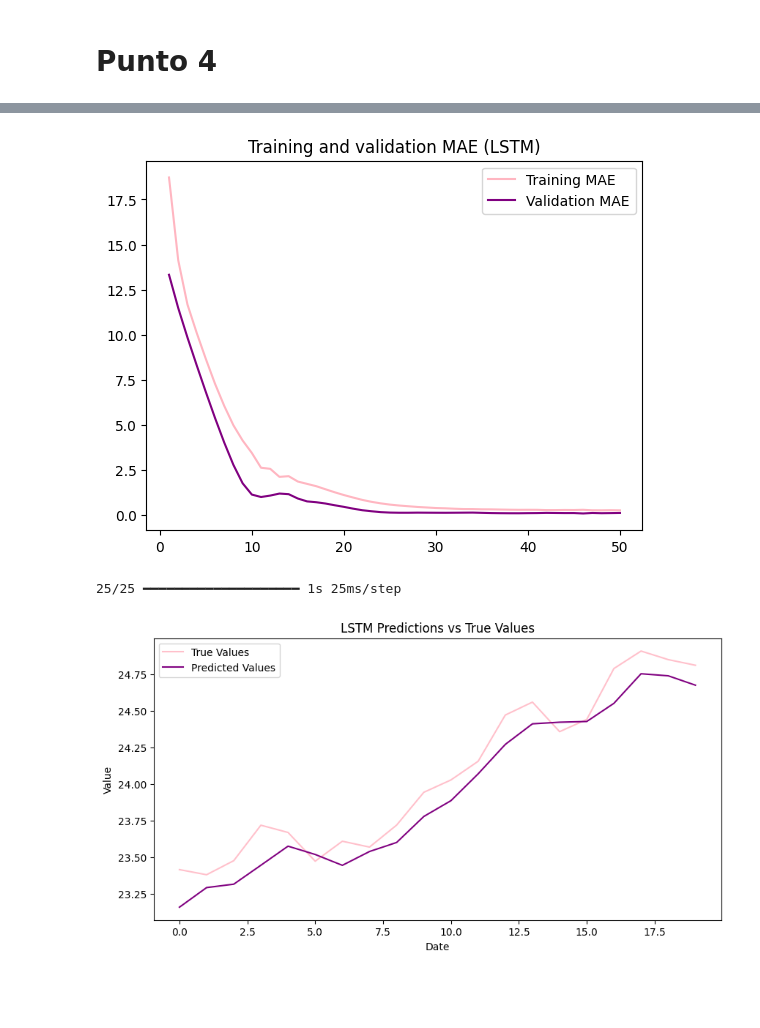
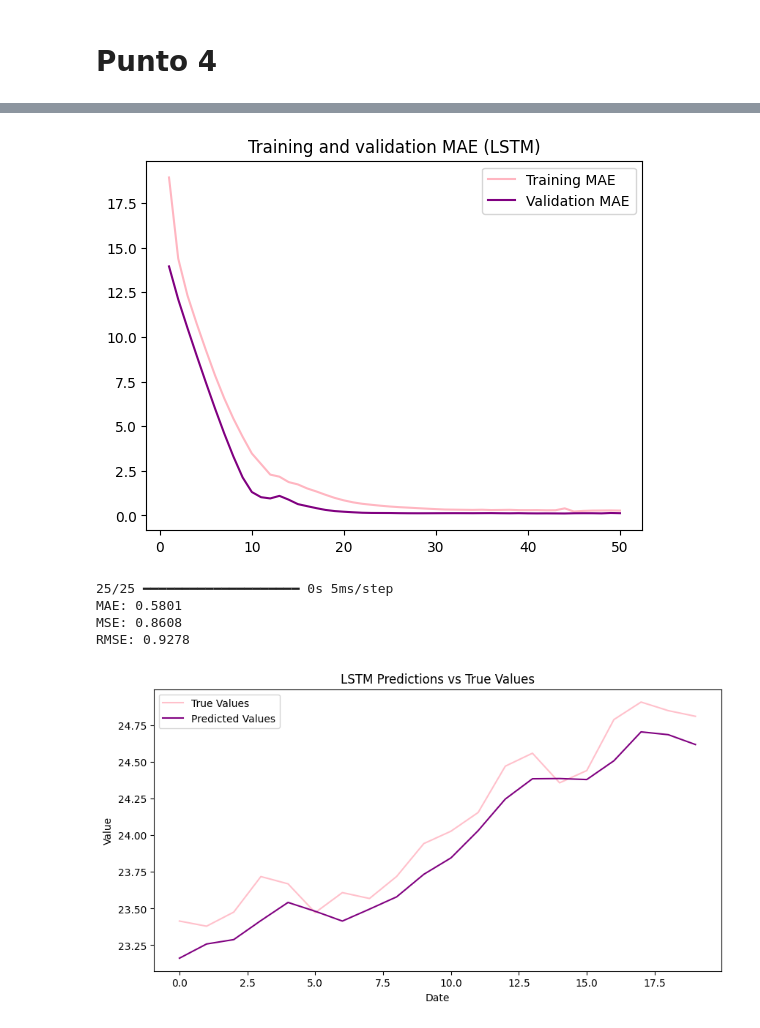
Before and after one commit to Vovleras/Taller3NunezVolveras, a Jupyter notebook: red.ipynb, the cells around one changed output, grey strips where cells are left out. Saved outputs shown, nothing was run; the diff lists cells and outputs as text; code cells hidden in the pictures; blank space fills up the shorter version.

```diff
--- a/red.ipynb
+++ b/red.ipynb
@@ -182,11 +185,10 @@ class ModelBuilder:
         outputs = layers.Dense(1)(x)
         model = keras.Model(inputs, outputs)
 
-        callbacks = [keras.callbacks.ModelCheckpoint(f"{name_model}.keras", save_best_only=True)]
+
         model.compile(optimizer="rmsprop", loss="mse", metrics=["mae"])
-        history = model.fit(self.train_dataset, epochs=epochs, validation_data=self.val_dataset, callbacks=callbacks)
+        history = model.fit(self.train_dataset, epochs=epochs, validation_data=self.val_dataset)
 
-        model = keras.models.load_model(f"{name_model}.keras")
         print(f"Test MAE: {model.evaluate(self.test_dataset)[1]:.2f}")
         self.models[name_model] = model
         self.histories[name_model] = history
@@ -199,11 +201,9 @@ class ModelBuilder:
         outputs = layers.Dense(1)(x)
         model = keras.Model(inputs, outputs)
 
-        callbacks = [keras.callbacks.ModelCheckpoint(f"{name_model}.keras", save_best_only=True)]
         model.compile(optimizer="rmsprop", loss="mse", metrics=["mae"])
-        history = model.fit(self.train_dataset, epochs=epochs, validation_data=self.val_dataset, callbacks=callbacks)
+        history = model.fit(self.train_dataset, epochs=epochs, validation_data=self.val_dataset)
 
-        model = keras.models.load_model(f"{name_model}.keras")
         print(f"Test MAE: {model.evaluate(self.test_dataset)[1]:.2f}")
         self.models[name_model] = model
         self.histories[name_model] = history
@@ -220,11 +220,9 @@ class ModelBuilder:
             tf.keras.layers.Dense(output_dim, activation='linear')
         ])
 
-        callbacks = [keras.callbacks.ModelCheckpoint(f"{name_model}.keras", save_best_only=True)]
         model.compile(optimizer="rmsprop", loss="mse", metrics=["mae"])
-        history = model.fit(self.train_dataset, epochs=epochs, validation_data=self.val_dataset, callbacks=callbacks)
+        history = model.fit(self.train_dataset, epochs=epochs, validation_data=self.val_dataset)
 
-        model = keras.models.load_model(f"{name_model}.keras")
         print(f"Test MAE: {model.evaluate(self.test_dataset)[1]:.2f}")
         self.models[name_model] = model
         self.histories[name_model] = history
@@ -409,7 +1207,7 @@ builder.graph_prediction(y_trueG,predictionsG)
 # %% [markdown]
 # Punto 4
 # %%
-model_stack, hist_stack = builder.create_stacked_GRU(num_l1=64, num_l2=32, epochs=50,
-                                                     name_model="Stacked_GRU")
+model_stack1_1, hist_stack1_1 = builder.create_stacked_GRU(num_l1=64, num_l2=32, epochs=50,
+                                                     name_model="Stacked_GRU1_1_64_32")
 # %% [output]
 Epoch 1/50
@@ -433,8 +1231,12 @@ Test MAE: 0.62
 # %%
-builder.graph_history(hist_stack)
-y_trueS,predictionsS = builder.predict(model_stack)
+builder.graph_history(hist_stack1_1)
+y_trueS,predictionsS = builder.predict(model_stack1_1)
+builder.calculate_metrics(y_trueS, predictionsS)
 builder.graph_prediction(y_trueS,predictionsS)
 # %% [output]
-[figure, old version]
+[figure, new version]
-25/25 ━━━━━━━━━━━━━━━━━━━━ 1s 25ms/step
+25/25 ━━━━━━━━━━━━━━━━━━━━ 0s 5ms/step
+MAE: 0.5801
+MSE: 0.8608
+RMSE: 0.9278
-[figure, old version]
+[figure, new version]
```
Also changed, not shown: parts of 74 cells of this notebook.
